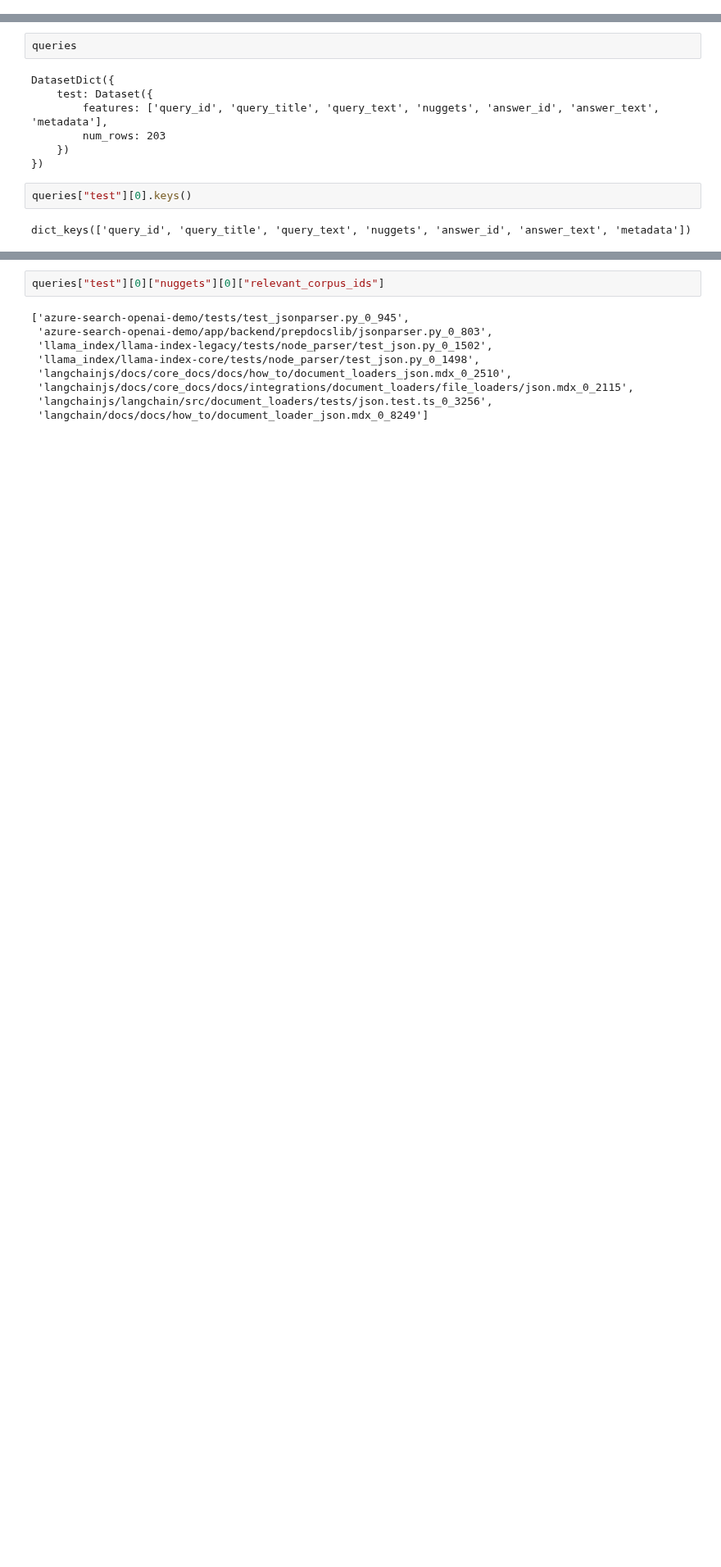
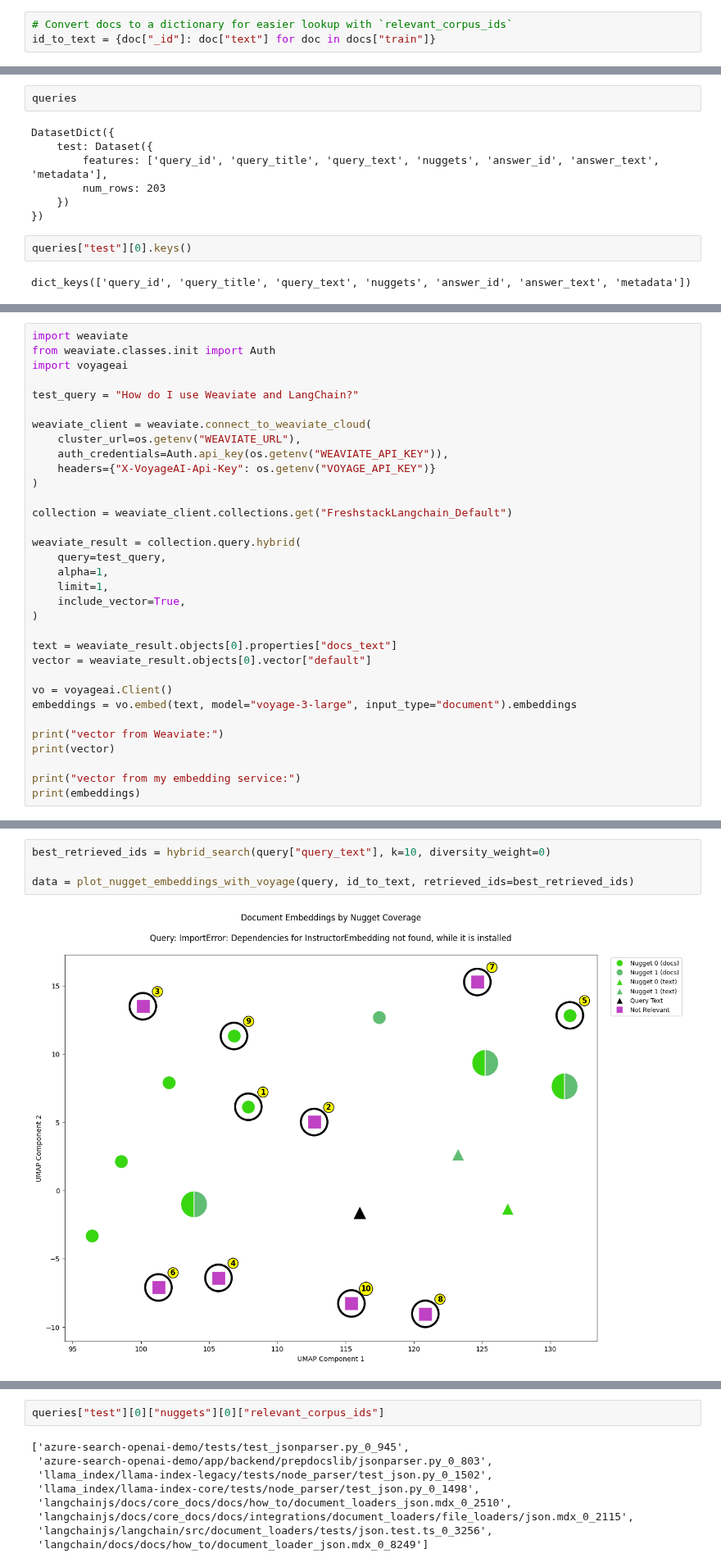
Before and after one commit to weaviate/query-agent-benchmarking, a Jupyter notebook: notebooks/eda/freshstack-eda.ipynb, the cells around one changed output, grey strips where cells are left out. Shown at 82% size. Drawn from its saved outputs; the diff is of its cells as text; blank space fills up the shorter version.

Commit message:
fixes for freshstack testing

```diff
--- a/notebooks/eda/freshstack-eda.ipynb
+++ b/notebooks/eda/freshstack-eda.ipynb
@@ -101,6 +98,9 @@ docs["train"][6]["metadata"]
 {'end_byte': 4106,
  'start_byte': 0,
  'url': 'https://github.com/Azure-Samples/openai/blob/main/Basic_Samples/README.md'}
+# %%
+# Convert docs to a dictionary for easier lookup with `relevant_corpus_ids`
+id_to_text = {doc["_id"]: doc["text"] for doc in docs["train"]}
 # %% [markdown]
 ### Queries
 # %%
@@ -128,0 +423,33 @@ queries["test"][0]["nuggets"][0]["text"]
+# %%
+import weaviate
+from weaviate.classes.init import Auth
+import voyageai
+
+test_query = "How do I use Weaviate and LangChain?"
+
+weaviate_client = weaviate.connect_to_weaviate_cloud(
+    cluster_url=os.getenv("WEAVIATE_URL"),
+    auth_credentials=Auth.api_key(os.getenv("WEAVIATE_API_KEY")),
+    headers={"X-VoyageAI-Api-Key": os.getenv("VOYAGE_API_KEY")}
+)
+
+collection = weaviate_client.collections.get("FreshstackLangchain_Default")
+
+weaviate_result = collection.query.hybrid(
+    query=test_query,
+    alpha=1,
+    limit=1,
+    include_vector=True,
+)
+
+text = weaviate_result.objects[0].properties["docs_text"]
+vector = weaviate_result.objects[0].vector["default"]
+
+vo = voyageai.Client()
+embeddings = vo.embed(text, model="voyage-3-large", input_type="document").embeddings
+
+print("vector from Weaviate:")
+print(vector)
+
+print("vector from my embedding service:")
+print(embeddings)
@@ -128,0 +539,6 @@ queries["test"][0]["nuggets"][0]["text"]
+# %%
+best_retrieved_ids = hybrid_search(query["query_text"], k=10, diversity_weight=0)
+
+data = plot_nugget_embeddings_with_voyage(query, id_to_text, retrieved_ids=best_retrieved_ids)
+# %% [output]
+[figure, added]
```
Also changed, not shown: parts of 12 cells of this notebook, 19 other files.
